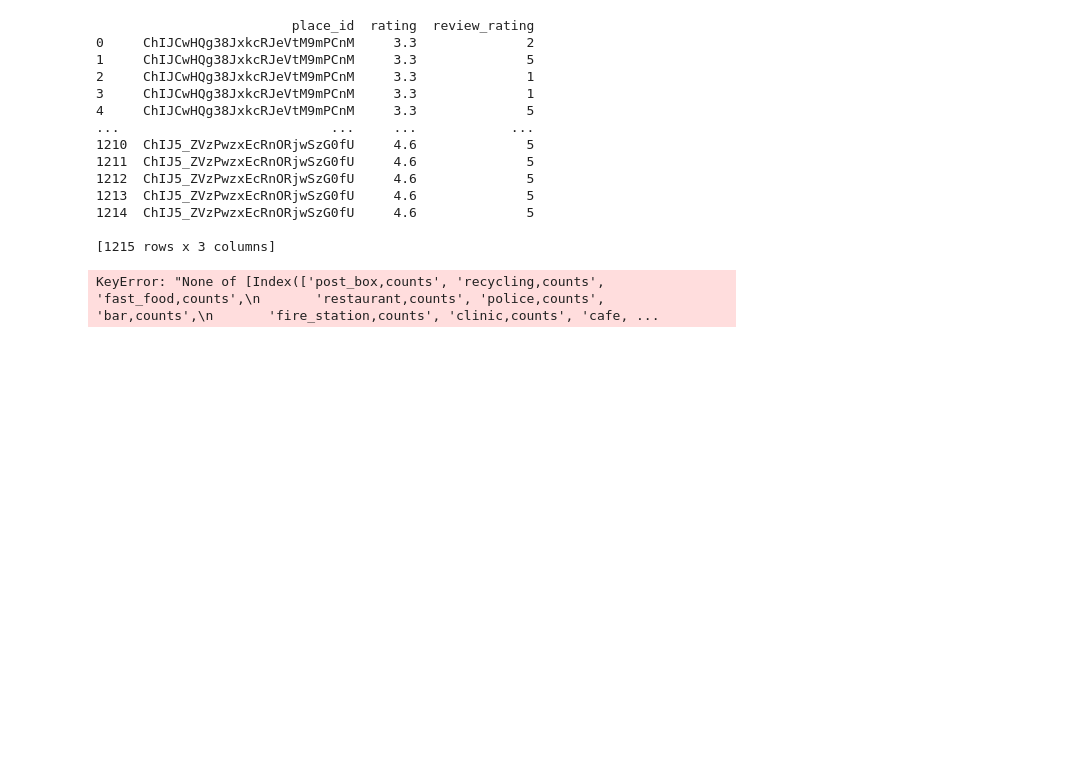
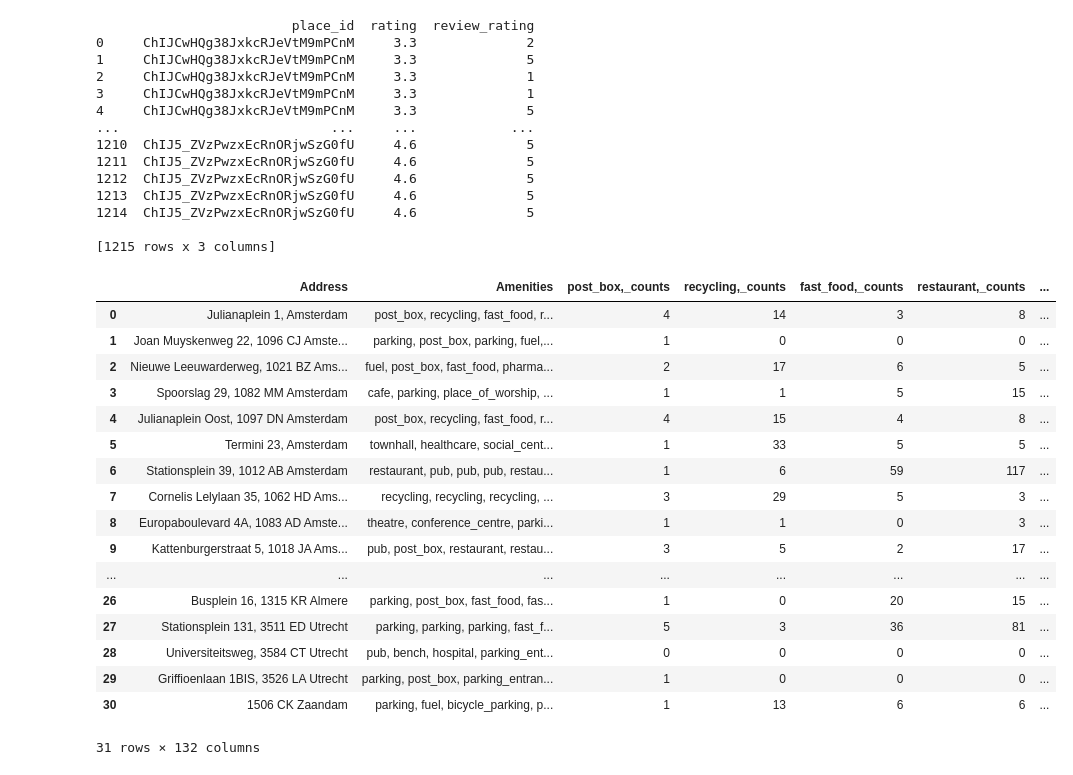
Before and after one commit to ellasartory/scraping, a Jupyter notebook: opendata_nl/get_amenities.ipynb, the cells around one changed output. Saved outputs shown, nothing was run; the diff lists cells and outputs as text; code cells hidden in the pictures; blank space fills up the shorter version.

```diff
--- a/opendata_nl/get_amenities.ipynb
+++ b/opendata_nl/get_amenities.ipynb
@@ -81,23 +81,40 @@ print(rating_amenities)
 # %%
 amenity_counts_dict = {amenity: [] for amenity in amenities_mentioned}
 
-# Loop to count the amount of amentities per location
+# Loop to count the amount of amenities per location
 for amenities_str in amt["Amenities"]:
     for amenity in amenities_mentioned:
         count = amenities_str.count(amenity)
 
         amenity_counts_dict[amenity].append(count)
 
 # Add the counts as new columns in amt
 for amenity, counts in amenity_counts_dict.items():
     amt[f'{amenity}_counts'] = counts
 
-amt["total_counts"] = amt[[f"{amenity}counts" for amenity in amenities_mentioned]].sum(axis = 1)
+amt["total_counts"] = amt[[f"{amenity}_counts" for amenity in amenities_mentioned]].sum(axis=1)
 
-#Display
+# Display
 display(amt)
 # %% [output]
+|  | Address | Amenities | post_box,_counts | recycling,_counts | fast_food,_counts | restaurant,_counts | ... |
+| 0 | Julianaplein 1, Amsterdam | post_box, recycling, fast_food, r... | 4 | 14 | 3 | 8 | ... |
+| 1 | Joan Muyskenweg 22, 1096 CJ Amste... | parking, post_box, parking, fuel,... | 1 | 0 | 0 | 0 | ... |
+| 2 | Nieuwe Leeuwarderweg, 1021 BZ Ams... | fuel, post_box, fast_food, pharma... | 2 | 17 | 6 | 5 | ... |
+| 3 | Spoorslag 29, 1082 MM Amsterdam | cafe, parking, place_of_worship, ... | 1 | 1 | 5 | 15 | ... |
+| 4 | Julianaplein Oost, 1097 DN Amsterdam | post_box, recycling, fast_food, r... | 4 | 15 | 4 | 8 | ... |
+| 5 | Termini 23, Amsterdam | townhall, healthcare, social_cent... | 1 | 33 | 5 | 5 | ... |
+| 6 | Stationsplein 39, 1012 AB Amsterdam | restaurant, pub, pub, pub, restau... | 1 | 6 | 59 | 117 | ... |
+| 7 | Cornelis Lelylaan 35, 1062 HD Ams... | recycling, recycling, recycling, ... | 3 | 29 | 5 | 3 | ... |
+| 8 | Europaboulevard 4A, 1083 AD Amste... | theatre, conference_centre, parki... | 1 | 1 | 0 | 3 | ... |
+| 9 | Kattenburgerstraat 5, 1018 JA Ams... | pub, post_box, restaurant, restau... | 3 | 5 | 2 | 17 | ... |
+| ... | ... | ... | ... | ... | ... | ... | ... |
+| 26 | Busplein 16, 1315 KR Almere | parking, post_box, fast_food, fas... | 1 | 0 | 20 | 15 | ... |
+| 27 | Stationsplein 131, 3511 ED Utrecht | parking, parking, parking, fast_f... | 5 | 3 | 36 | 81 | ... |
+| 28 | Universiteitsweg, 3584 CT Utrecht | pub, bench, hospital, parking_ent... | 0 | 0 | 0 | 0 | ... |
+| 29 | Griffioenlaan 1BIS, 3526 LA Utrecht | parking, post_box, parking_entran... | 1 | 0 | 0 | 0 | ... |
+| 30 | 1506 CK Zaandam | parking, fuel, bicycle_parking, p... | 1 | 13 | 6 | 6 | ... |
-KeyError: "None of [Index(['post_box,counts', 'recycling,counts', 'fast_food,counts',\n       'restaurant,counts', 'police,counts', 'bar,counts',\n       'fire_station,counts', 'clinic,counts', 'cafe, ...
+31 rows × 132 columns
 # %%
 #add place ID
 place_ID_df = pd.read_excel("input.xlsx")
```
Also changed, not shown: parts of 3 cells of this notebook, 3 other files.
